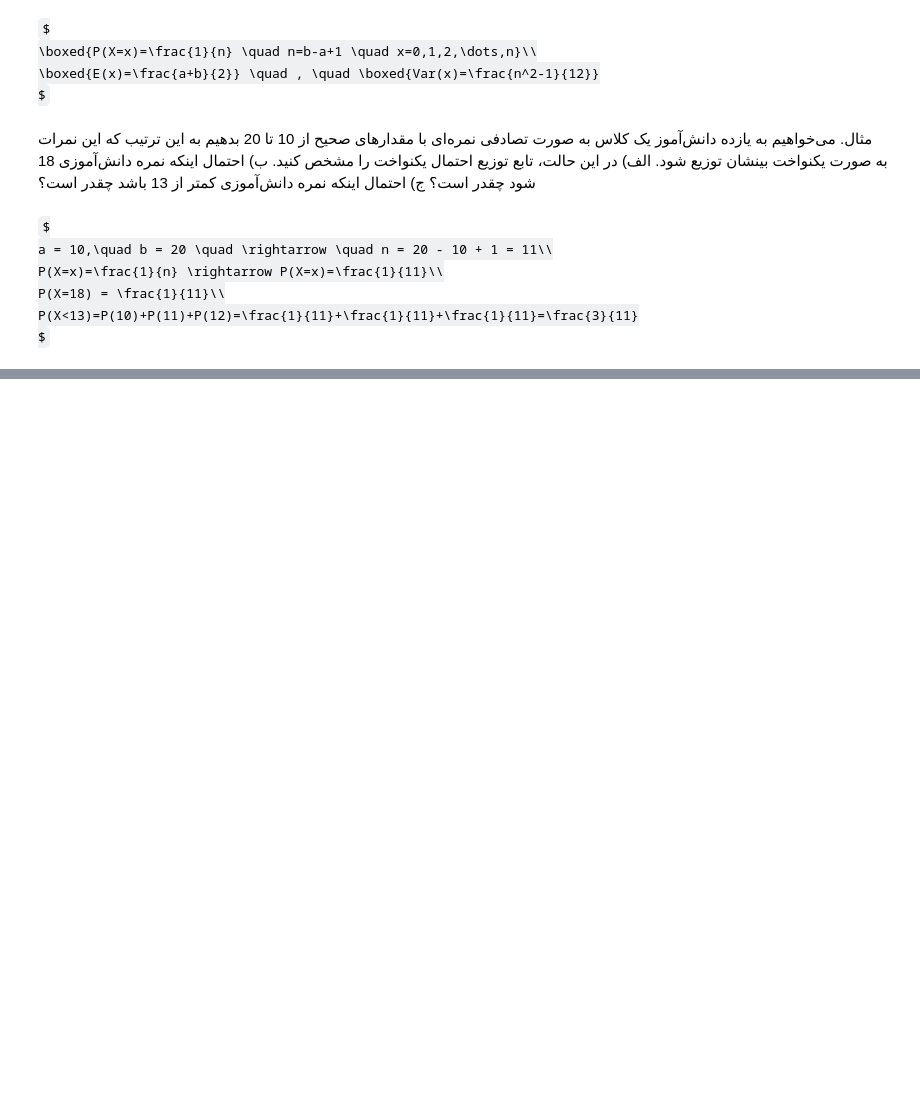
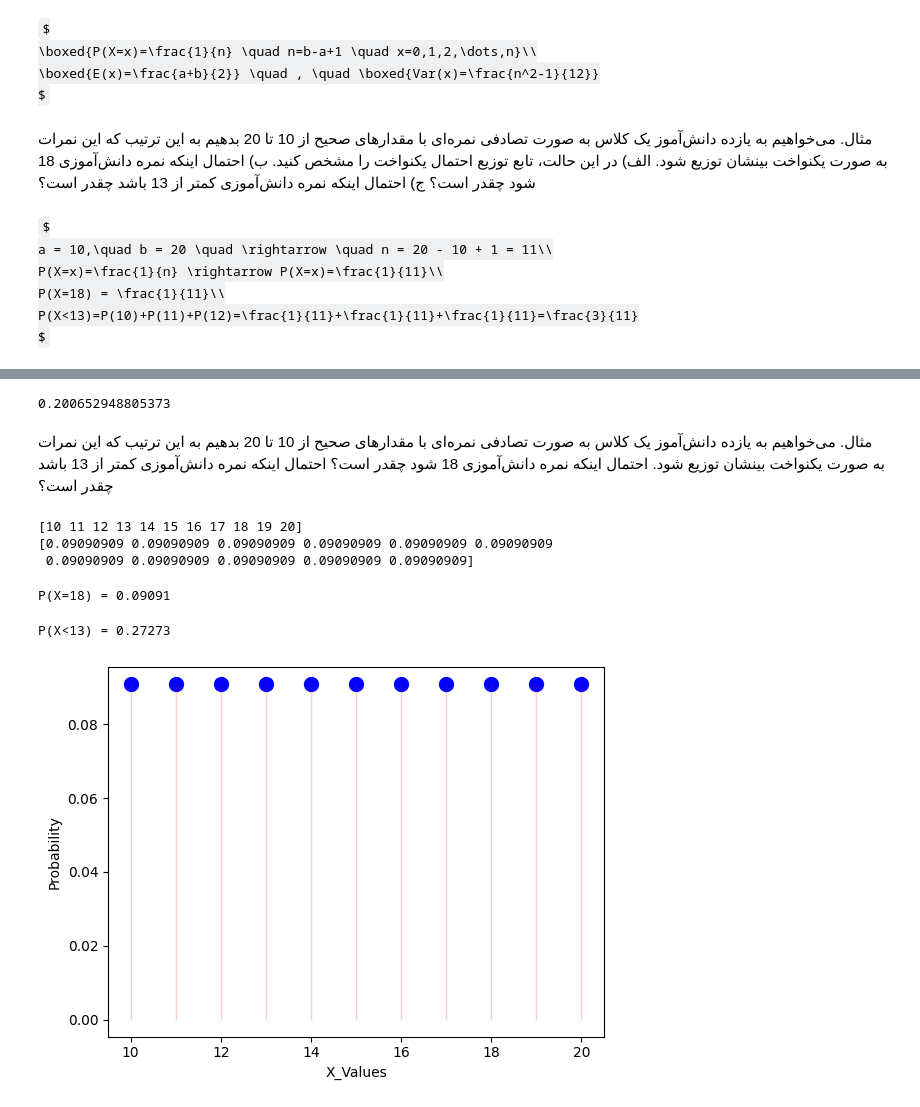
Before and after one commit to aghababaei-alireza/AI_Darsman, a Jupyter notebook: Semester 4 - Statistics and Probability/Learn/Part3-RandomVariablesAndDistributions.ipynb, the cells around one changed output, grey strips where cells are left out. Saved outputs shown, nothing was run; the diff lists cells and outputs as text; code cells hidden in the pictures; some formulas as TeX source; blank space fills up the shorter version.

```diff
--- a/Semester 4 - Statistics and Probability/Learn/Part3-RandomVariablesAndDistributions.ipynb
+++ b/Semester 4 - Statistics and Probability/Learn/Part3-RandomVariablesAndDistributions.ipynb
@@ -872,0 +1037,56 @@ $
+# %%
+import scipy.stats as stats
+
+lambda_ = 2.3
+x_values = [0, 1, 2, 3]
+
+sum_prob = 0
+for x in x_values:
+    sum_prob += stats.poisson.pmf(x, mu=lambda_)
+
+res = 1 - sum_prob
+print(res)
+# %% [output]
+0.200652948805373
+# %% [markdown]
+<p style = "font-family:B Nazanin;">
+   مثال. می‌خواهیم به یازده دانش‌آموز یک کلاس به صورت تصادفی نمره‌ای با مقدارهای صحیح از 10 تا 20 بدهیم به این ترتیب که این نمرات به صورت یکنواخت بینشان توزیع شود. احتمال اینکه نمره دانش‌آموزی 18 شود چقدر است؟ احتمال اینکه نمره دانش‌آموزی کمتر از 13 باشد چقدر است؟
+</p>
+# %%
+import numpy as np
+from scipy.stats import randint
+import matplotlib.pyplot as plt
+
+a, b = 10, 20
+x_values = np.r_[a: b+1]   # x_values = np.linspace(a, b+1, 11)
+uniform_pmf = randint.pmf(x_values, a, b+1)
+
+print(x_values)
+print(uniform_pmf)
+# %% [output]
+[10 11 12 13 14 15 16 17 18 19 20]
+[0.09090909 0.09090909 0.09090909 0.09090909 0.09090909 0.09090909
+ 0.09090909 0.09090909 0.09090909 0.09090909 0.09090909]
+# %%
+x = 18
+index = np.where(x_values==x)[0][0]
+print(f"P(X={x}) = {uniform_pmf[index]:.5f}")
+# %% [output]
+P(X=18) = 0.09091
+# %%
+sum_prob = 0
+for x in range(a, 13):
+    index = np.where(x_values==x)[0][0]
+    sum_prob += uniform_pmf[index]
+
+print(f"P(X<13) = {sum_prob:.5f}")
+# %% [output]
+P(X<13) = 0.27273
+# %%
+plt.plot(x_values, uniform_pmf, 'bo', ms = 10)
+plt.vlines(x_values, 0, uniform_pmf, colors='r', lw=1, alpha=0.2)
+plt.xlabel('X_Values')
+plt.ylabel('Probability')
+plt.show()
+# %% [output]
+[figure, added]
```
Also changed, not shown: parts of 88 cells of this notebook, 1 other file.
